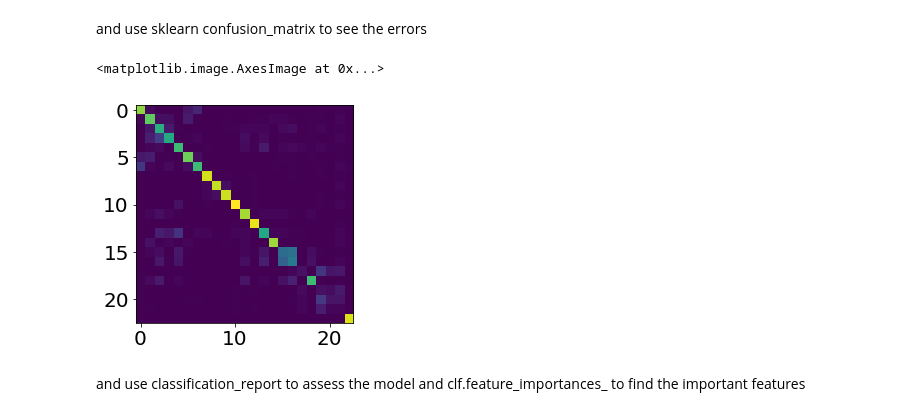
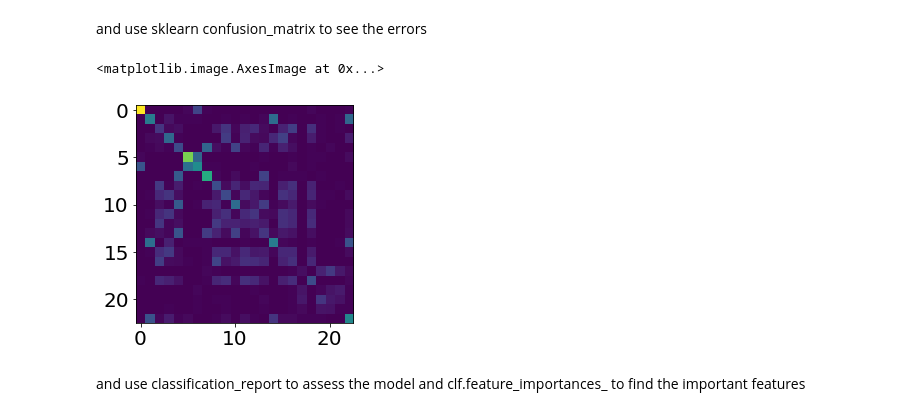
Before and after one commit to vvt221/PUI2018_vvt221, a Jupyter notebook: HW11_vvt221/Assignment2_vvt221.ipynb, the cells around one changed output. Drawn from its saved outputs; the diff is of its cells as text; code cells hidden in the pictures.

```diff
--- a/HW11_vvt221/Assignment2_vvt221.ipynb
+++ b/HW11_vvt221/Assignment2_vvt221.ipynb
@@ -555,10 +555,10 @@ y_pred1= clf.predict(X_test1)
 # %% [markdown]
 and use sklearn confusion_matrix to see the errors
 # %%
-pl.imshow(confusion_matrix(y_test1, y_pred))
+pl.imshow(confusion_matrix(y_test1, y_pred1))
 # %% [output]
 <matplotlib.image.AxesImage at 0x...>
-[figure, old version]
+[figure, new version]
 # %% [markdown]
  and use classification_report to assess the model and clf.feature_importances_ to find the important features
 # %% [markdown]
```
Also changed, not shown: parts of 5 cells of this notebook, 5 other files.
